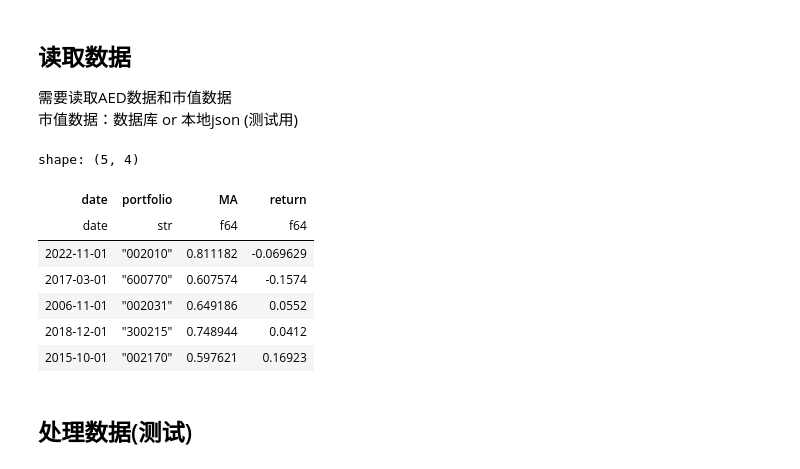
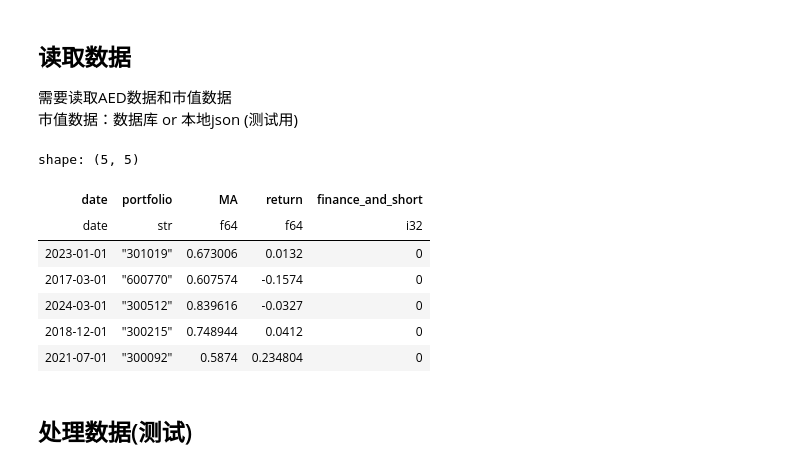
Before and after one commit to QiYueran-source/GraduationThesis, a Jupyter notebook: 2.桶排序.ipynb, the cells around one changed output. Cells and saved outputs as stored; diff of their text form; code cells hidden in the pictures.

```diff
--- a/2.桶排序.ipynb
+++ b/2.桶排序.ipynb
@@ -38,8 +38,8 @@ RESULTS_BASE_DIR = '/home/frank/files/programs/GraduationThesis/result' # 基本
 SAVE_BASE_DIR = f'/home/frank/files/programs/GraduationThesis/empirical/{TASK_ID_PREFIX}' # 保存基本路径
 SAVE = True # 是否保存数据
 
-BUCKETS_NUM = 10 # 分桶数
-HETER = False # 如果不使用异质性，则导入MA_copy，保证不存在异质性
+BUCKETS_NUM = 5 # 分桶数
+HETER = True # 如果不使用异质性，则导入MA_copy，保证不存在异质性
 
 RISK_FREE_RATE = 0 # 无风险利率
 # %% [markdown]
@@ -47,17 +47,17 @@ RISK_FREE_RATE = 0 # 无风险利率
 需要读取AED数据和市值数据
 市值数据：数据库 or 本地json (测试用)
 # %%
-ma_df = pl.read_parquet(SAVE_BASE_DIR + '/MA因子.parquet') if not HETER else pl.read_parquet(SAVE_BASE_DIR + '/MA因子_copy.parquet')
+ma_df = pl.read_parquet(SAVE_BASE_DIR + '/MA因子.parquet') if HETER else pl.read_parquet(SAVE_BASE_DIR + '/MA因子_copy.parquet')
 ma_df.head()
 # %% [output]
-shape: (5, 4)
+shape: (5, 5)
-| date | portfolio | MA | return |
-| date | str | f64 | f64 |
-| 2022-11-01 | "002010" | 0.811182 | -0.069629 |
-| 2017-03-01 | "600770" | 0.607574 | -0.1574 |
-| 2006-11-01 | "002031" | 0.649186 | 0.0552 |
-| 2018-12-01 | "300215" | 0.748944 | 0.0412 |
-| 2015-10-01 | "002170" | 0.597621 | 0.16923 |
+| date | portfolio | MA | return | finance_and_short |
+| date | str | f64 | f64 | i32 |
+| 2023-01-01 | "301019" | 0.673006 | 0.0132 | 0 |
+| 2017-03-01 | "600770" | 0.607574 | -0.1574 | 0 |
+| 2024-03-01 | "300512" | 0.839616 | -0.0327 | 0 |
+| 2018-12-01 | "300215" | 0.748944 | 0.0412 | 0 |
+| 2021-07-01 | "300092" | 0.5874 | 0.234804 | 0 |
 # %%
 # 市值数据从 DB 读取（statics.market_value）
 market_value_df = pl.read_database_uri(
```
Also changed, not shown: parts of 7 cells of this notebook, 9 other files.
